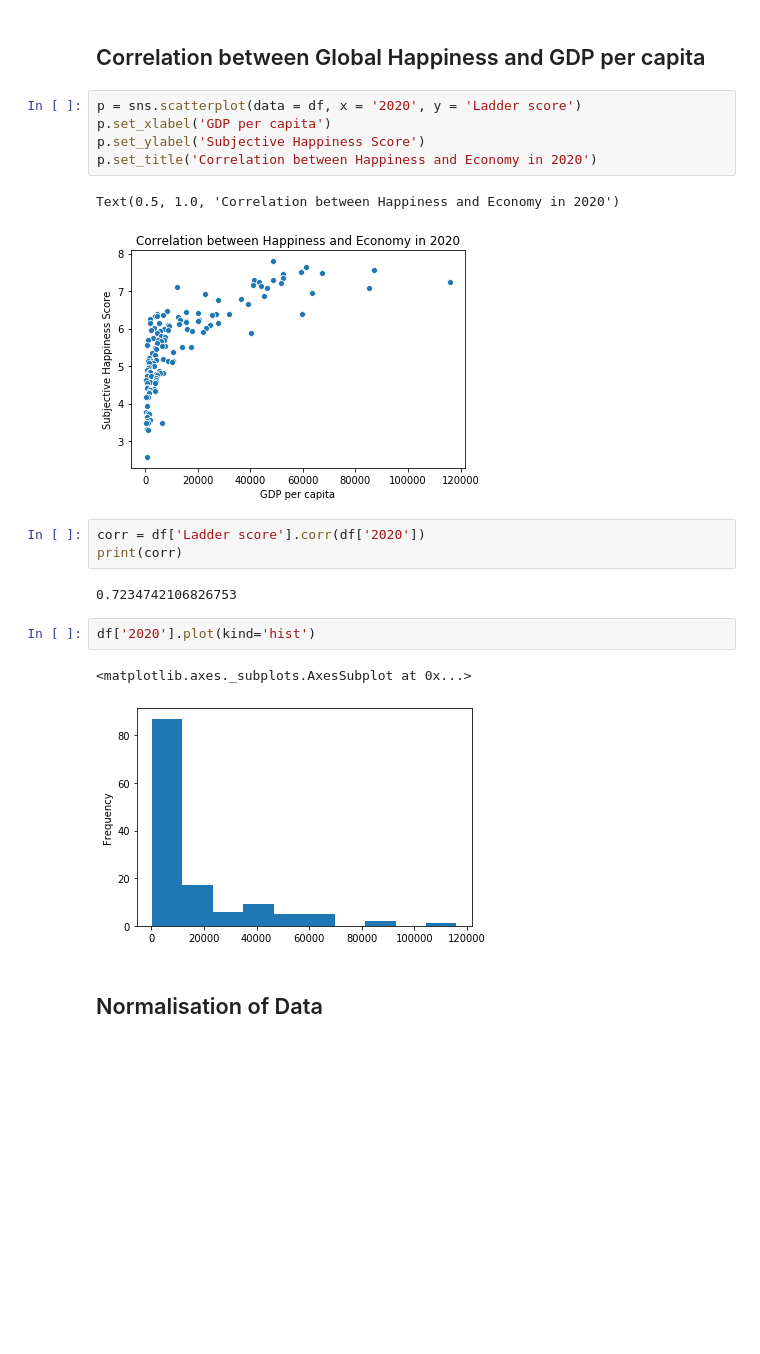
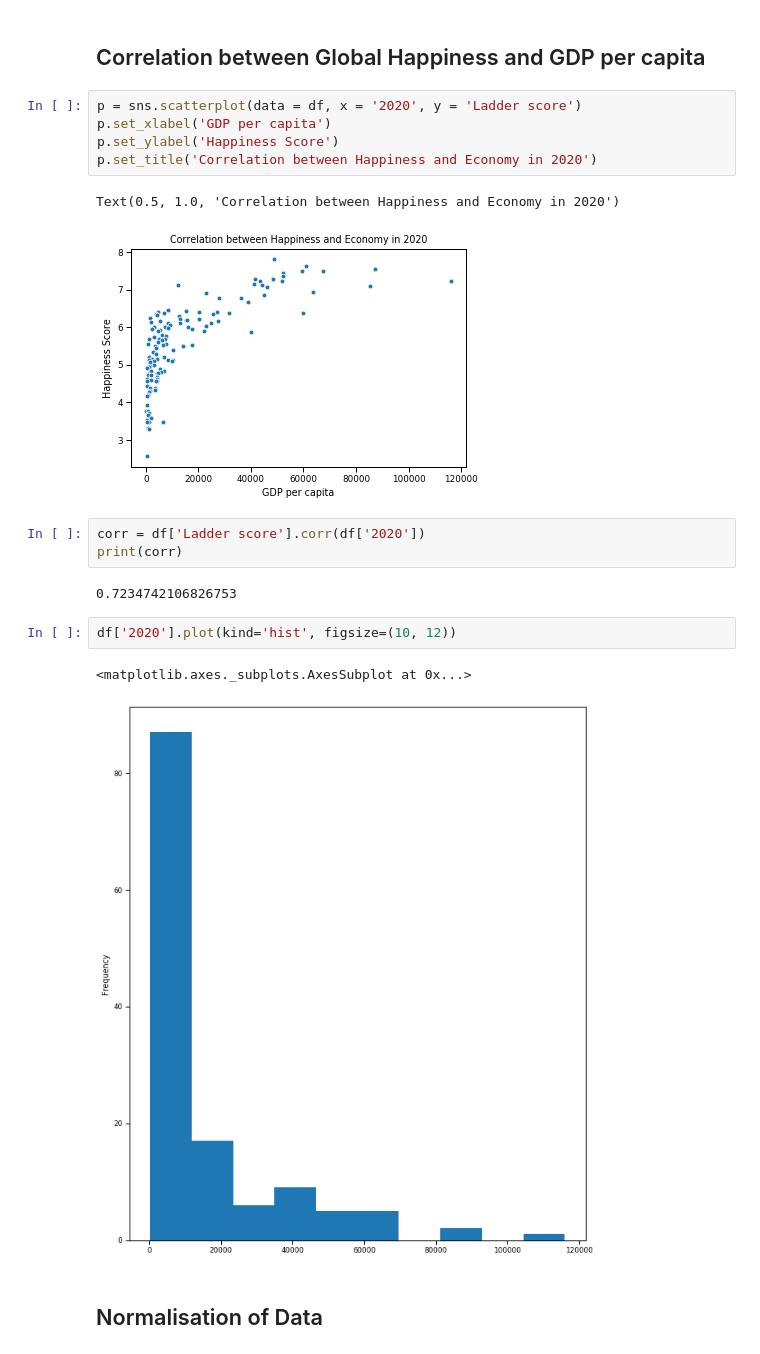
Before and after one commit to david-weir/neueda_hackathon, a Jupyter notebook: Hackathon/Hackathon.ipynb, the cells around one changed output. Drawn from its saved outputs; the diff is of its cells as text; blank space fills up the shorter version.

```diff
--- a/Hackathon/Hackathon.ipynb
+++ b/Hackathon/Hackathon.ipynb
@@ -116,21 +116,21 @@ display(df)
 # %%
 p = sns.scatterplot(data = df, x = '2020', y = 'Ladder score')
 p.set_xlabel('GDP per capita')
-p.set_ylabel('Subjective Happiness Score')
+p.set_ylabel('Happiness Score')
 p.set_title('Correlation between Happiness and Economy in 2020')
 # %% [output]
 Text(0.5, 1.0, 'Correlation between Happiness and Economy in 2020')
-[figure, old version]
+[figure, new version]
 # %%
 corr = df['Ladder score'].corr(df['2020'])
 print(corr)
 # %% [output]
 0.7234742106826753
 # %%
-df['2020'].plot(kind='hist')
+df['2020'].plot(kind='hist', figsize=(10, 12))
 # %% [output]
 <matplotlib.axes._subplots.AxesSubplot at 0x...>
-[figure, old version]
+[figure, new version]
 # %% [markdown]
 ## Normalisation of Data
 # %%
```
Also changed, not shown: parts of 4 cells of this notebook.
